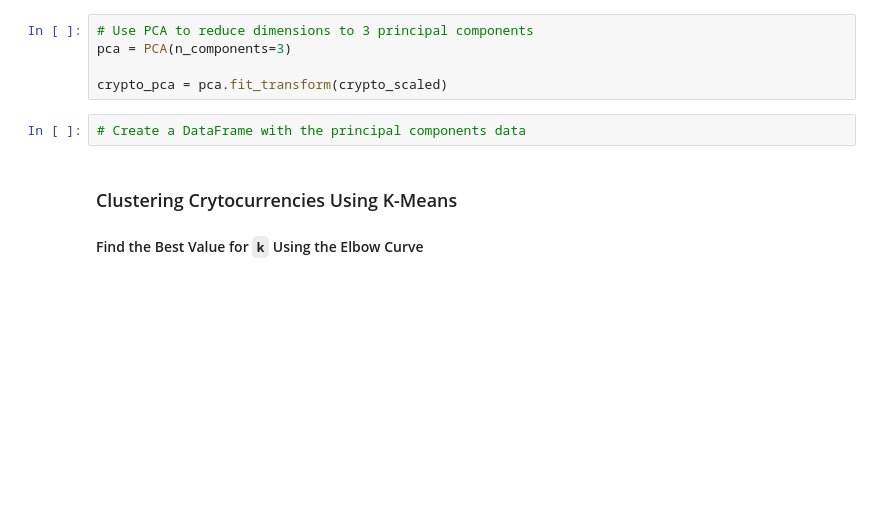
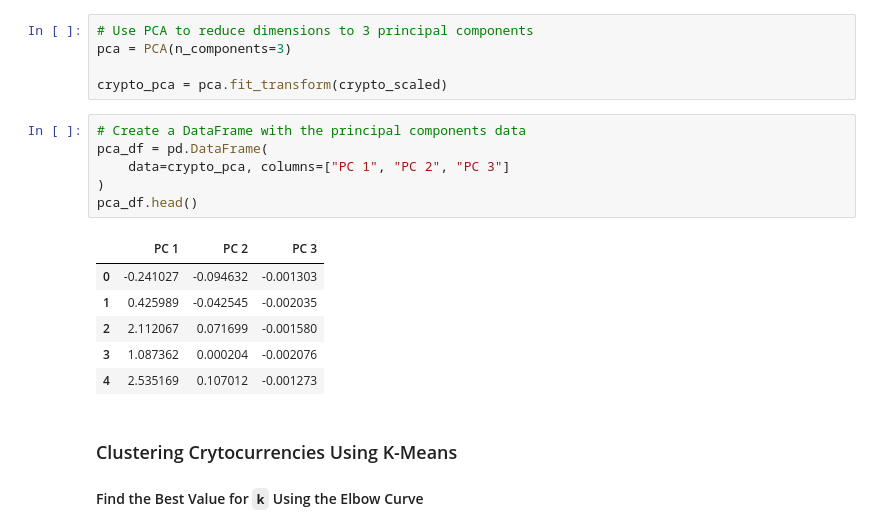
Before and after one commit to MatthewPuttroff/HWUnit13, a Jupyter notebook: Instructions/Starter_Files/crypto_clustering.ipynb, the cells around one changed output. Drawn from its saved outputs; the diff is of its cells as text; blank space fills up the shorter version.

```diff
--- a/Instructions/Starter_Files/crypto_clustering.ipynb
+++ b/Instructions/Starter_Files/crypto_clustering.ipynb
@@ -235,6 +235,17 @@ pca = PCA(n_components=3)
 crypto_pca = pca.fit_transform(crypto_scaled)
 # %%
 # Create a DataFrame with the principal components data
+pca_df = pd.DataFrame(
+    data=crypto_pca, columns=["PC 1", "PC 2", "PC 3"]
+)
+pca_df.head()
+# %% [output]
+|  | PC 1 | PC 2 | PC 3 |
+| 0 | -0.241027 | -0.094632 | -0.001303 |
+| 1 | 0.425989 | -0.042545 | -0.002035 |
+| 2 | 2.112067 | 0.071699 | -0.001580 |
+| 3 | 1.087362 | 0.000204 | -0.002076 |
+| 4 | 2.535169 | 0.107012 | -0.001273 |
 # %% [markdown]
 ### Clustering Crytocurrencies Using K-Means
 
```
Also changed, not shown: parts of 1 cell of this notebook.
